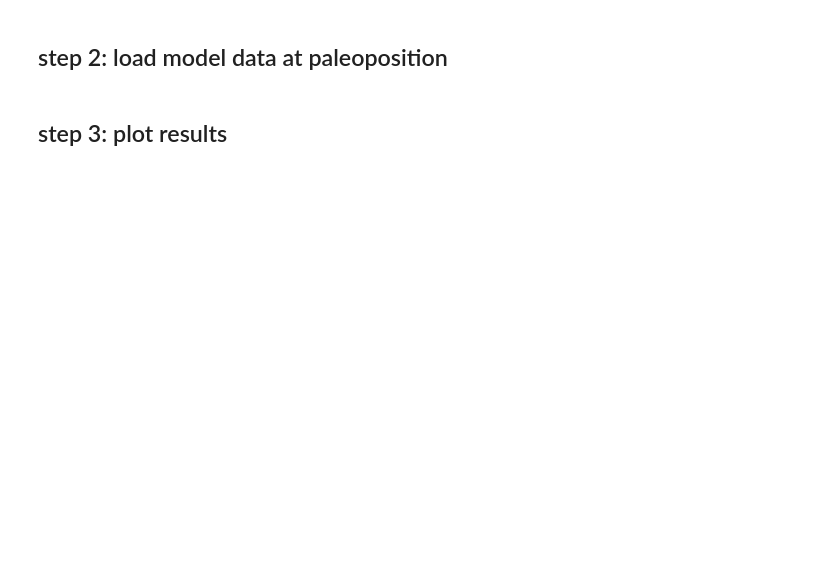
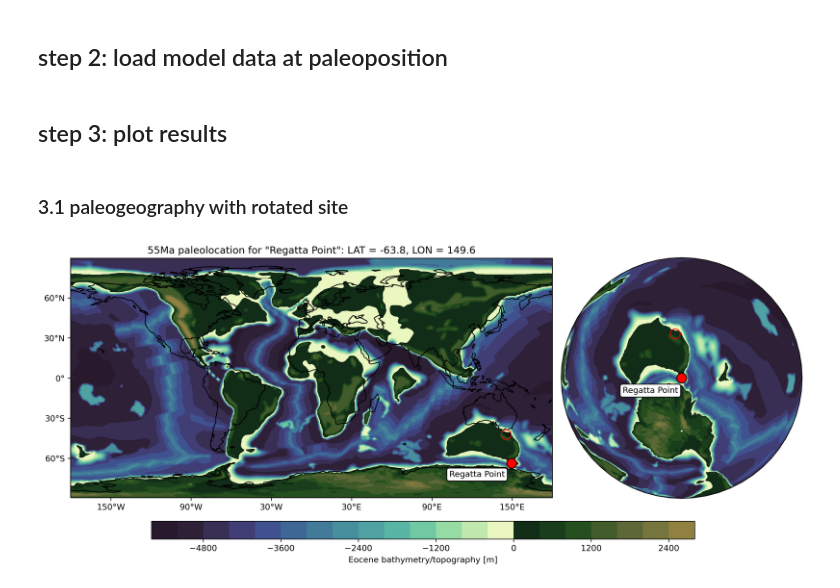
Before and after one commit to sebsteinig/DeepMIP_model_database_notebooks, a Jupyter notebook: extractSiteData.ipynb, the cells around one changed output. Cells and saved outputs as stored; diff of their text form; code cells hidden in the pictures; blank space fills up the shorter version.

```diff
--- a/extractSiteData.ipynb
+++ b/extractSiteData.ipynb
@@ -97,3 +140,54 @@ for modelCount, model in enumerate(deepmipDict.keys()):
 df = pd.DataFrame(siteDataList)
 # %% [markdown]
 ## step 3: plot results
+# %% [markdown]
+### 3.1 paleogeography with rotated site
+# %%
+# open Herold et al. (2014) paleogeography
+geography = xr.open_dataset(work_dir + 'herold_etal_eocene_topo_1x1.nc').topo
+lons = xr.open_dataset(work_dir + 'herold_etal_eocene_topo_1x1.nc').lon
+lats = xr.open_dataset(work_dir + 'herold_etal_eocene_topo_1x1.nc').lat
+
+# add cyclic longitude for plotting
+geography, lonsc = add_cyclic_point(geography, lons)
+
+# define figure layout
+fig1 = plt.figure(figsize=(13, 6))
+
+# global map twice as wide as orthographic map
+gs = gridspec.GridSpec(1, 2, width_ratios=[2, 1])
+
+# plot global map
+ax1 = plt.subplot(gs[0], projection=ccrs.PlateCarree())
+cf1 = ax1.contourf(lonsc, lats, geography, cmap='cmo.topo', levels=20, vmin=-5200, vmax=5200, transform=ccrs.PlateCarree())
+
+# add modern coastlines for comparison
+ax1.coastlines()
+
+# add axis tick labels
+ax1.set_xticks([-150, -90, -30, 30, 90, 150], crs=ccrs.PlateCarree())
+ax1.set_yticks([-90, -60, -30, 0, 30, 60, 90], crs=ccrs.PlateCarree())
+ax1.xaxis.set_major_formatter(LongitudeFormatter())
+ax1.yaxis.set_major_formatter(LatitudeFormatter())
+ax1.set(title = '55Ma paleolocation for "' + siteName + '": LAT = ' + str(np.round(paleoLat, 1)) + ', LON = ' + str(np.round(paleoLon, 1)) , xlabel='', ylabel='')
+
+# plot orthographic ma with site in center
+ax2 = plt.subplot(gs[1], projection=ccrs.Orthographic(paleoLon, paleoLat))
+ax2.contourf(lonsc, lats, geography, cmap='cmo.topo', levels=20, vmin=-5200, vmax=5200, transform=ccrs.PlateCarree())
+ax.coastlines()
+
+# add site marker at paleolocation
+ax1.plot(modernLon, modernLat, 'ro', markersize=12, markerfacecolor='none', markeredgecolor='r', transform=ccrs.PlateCarree())
+ax2.plot(modernLon, modernLat, 'ro', markersize=12, markerfacecolor='none', markeredgecolor='r', transform=ccrs.PlateCarree())
+ax1.plot(paleoLon, paleoLat, 'ro', markersize=12, markeredgecolor='black', transform=ccrs.PlateCarree())
+ax2.plot(paleoLon, paleoLat, 'ro', markersize=12, markeredgecolor='black', transform=ccrs.PlateCarree())
+ax1.text(paleoLon-5, paleoLat-10, siteName, horizontalalignment='right', bbox=dict(facecolor='white', edgecolor='black', boxstyle='round') , transform=ccrs.PlateCarree())
+ax2.text(paleoLon-5, paleoLat-7, siteName, horizontalalignment='right', bbox=dict(facecolor='white', edgecolor='black', boxstyle='round') , transform=ccrs.PlateCarree())
+
+# add common colorbar
+cbar_ax = fig1.add_axes([0.15, 0.05, 0.7, 0.05])
+cb = plt.colorbar(cf1, cax=cbar_ax, orientation='horizontal', extend='both')
+cb.set_label('Eocene bathymetry/topography [m]')
+plt.tight_layout()
+# %% [output]
+[figure, added]
```
Also changed, not shown: parts of 9 cells of this notebook, 3 other files.
